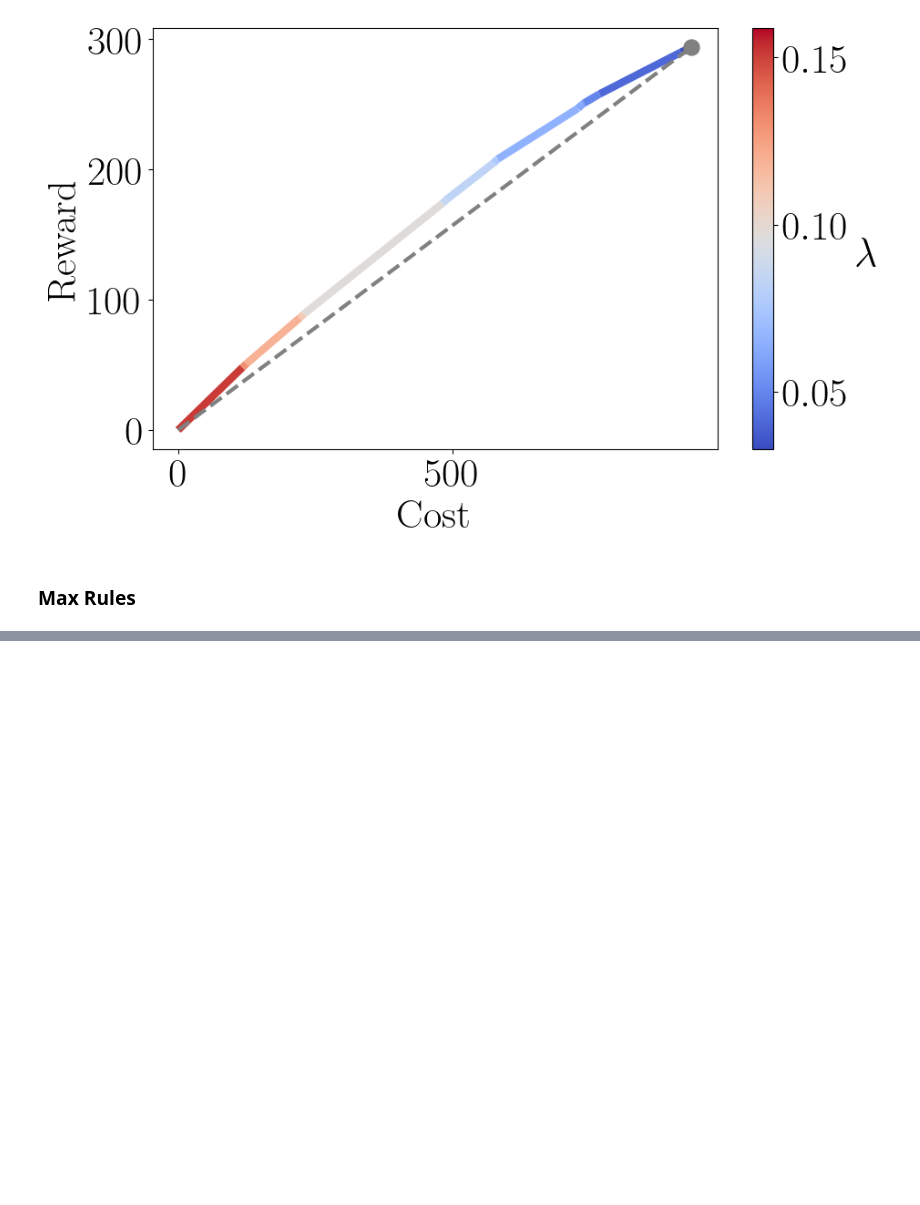
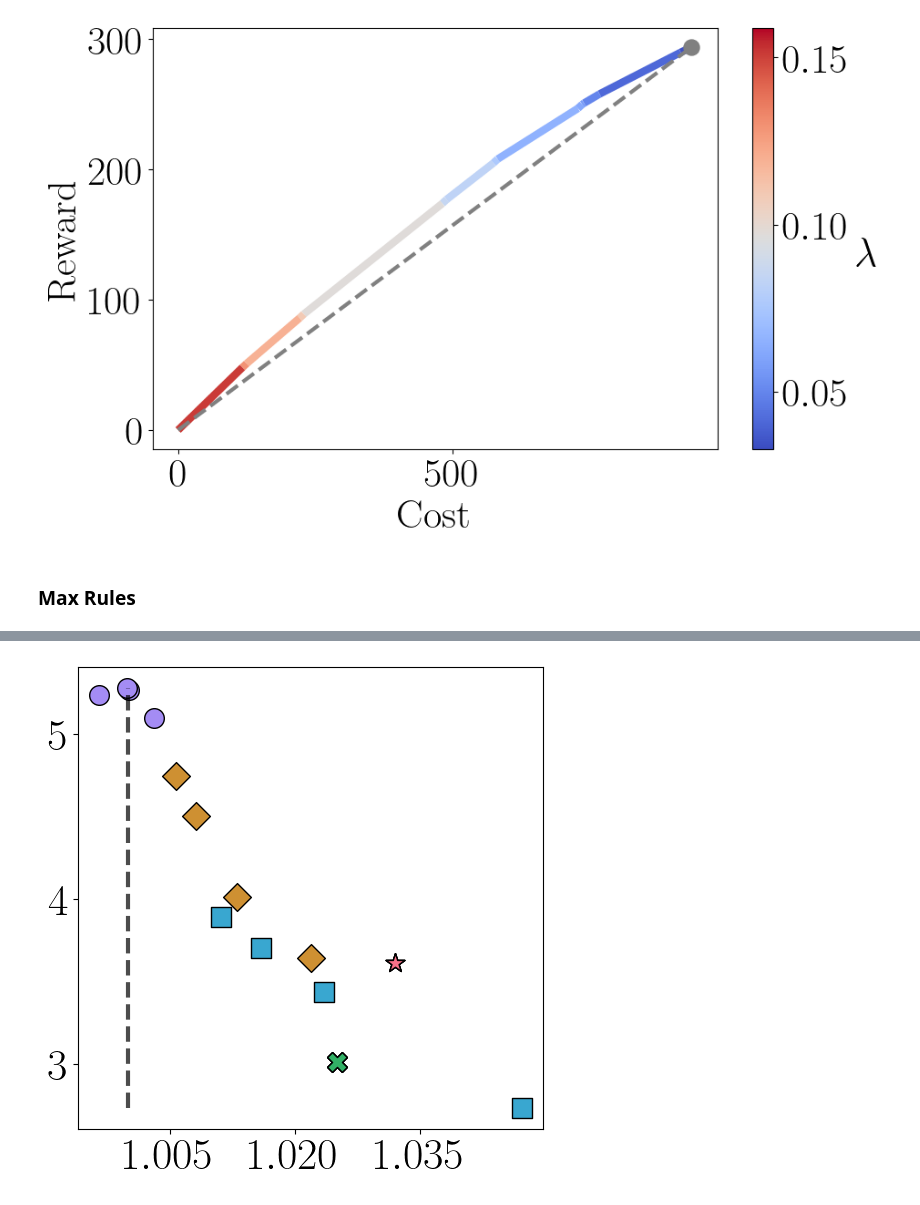
Before and after one commit to kevinqnb/interpretable-clustering, a Jupyter notebook: examples/experiments.ipynb, the cells around one changed output, grey strips where cells are left out. Saved outputs shown, nothing was run; the diff lists cells and outputs as text; code cells hidden in the pictures; blank space fills up the shorter version.

```diff
--- a/examples/experiments.ipynb
+++ b/examples/experiments.ipynb
@@ -278,0 +387,79 @@ Lambda:  0.03268979571755497
+# %%
+measure1 = 'clustering-cost'
+measure2 = 'weighted-avg-length'
+
+fig,ax = plt.subplots(1,1,figsize=(6,6))
+
+z = np.array(list(experiment_dict['modules'][dscluster_objective_modules[0]][measure1].keys()))
+idxs = np.where(z.astype(int) <= 12)[0][::2]
+
+# If the measurements are applicable to the baseline...
+
+baseline_measure1_value = experiment_dict['baseline'][baseline_module][measure1]
+min_measure2_value = np.inf
+max_measure2_value = -np.inf
+
+# Comparison Modules:
+for cmod in comparison_modules:
+    x = np.array(list(experiment_dict['modules'][cmod][measure1].values()))[idxs]
+    y = np.array(list(experiment_dict['modules'][cmod][measure2].values()))[idxs]
+    ax.scatter(
+        x / baseline_measure1_value,
+        y,
+        label=cmod,
+        color=color_dict[cmod],
+        s=200,
+        marker=marker_style_dict.get(cmod, 'o'),
+        edgecolors = 'k'
+    )
+
+    if np.min(y) < min_measure2_value:
+        min_measure2_value = np.min(y)
+    if np.max(y) > max_measure2_value:
+        max_measure2_value = np.max(y)
+
+# DSCluster Modules:
+for dmod in dscluster_objective_modules:
+    x = np.array(list(experiment_dict['modules'][dmod][measure1].values()))[idxs]
+    y = np.array(list(experiment_dict['modules'][dmod][measure2].values()))[idxs]
+
+    dmod_name = dmod.split(';')[0] + ';' + dmod.split(';')[2]
+    ax.scatter(
+        x / baseline_measure1_value,
+        y,
+        label=dmod_name,
+        color=color_dict[dmod_name],
+        s=200,
+        marker=marker_style_dict.get(dmod_name, 'o'),
+        edgecolors = 'k'
+    )
+
+    if np.min(y) < min_measure2_value:
+        min_measure2_value = np.min(y)
+    if np.max(y) > max_measure2_value:
+        max_measure2_value = np.max(y)
+
+
+ax.xaxis.set_major_locator(MaxNLocator(nbins=4))
+
+ax.vlines(
+    x = baseline_measure1_value / baseline_measure1_value,
+    ymin = min_measure2_value,
+    ymax = max_measure2_value,
+    label='Reference',
+    color=color_dict['Reference'],
+    linestyle=linestyle_dict['Reference'],
+    linewidth=3,
+    alpha = 0.7
+)
+
+#plt.xlabel('Max Number of Rules')
+#plt.ylabel(objective_measure.replace('-', ' ').title())
+
+plt.savefig(
+    "../figures/" + dataset + "/max_rules/scatter_" + objective.replace("-", "_") + ref +  ".png",
+    bbox_inches='tight'
+)
+#plt.legend()
+# %% [output]
+[figure, added]
```
Also changed, not shown: parts of 31 cells of this notebook, 35 other files.
